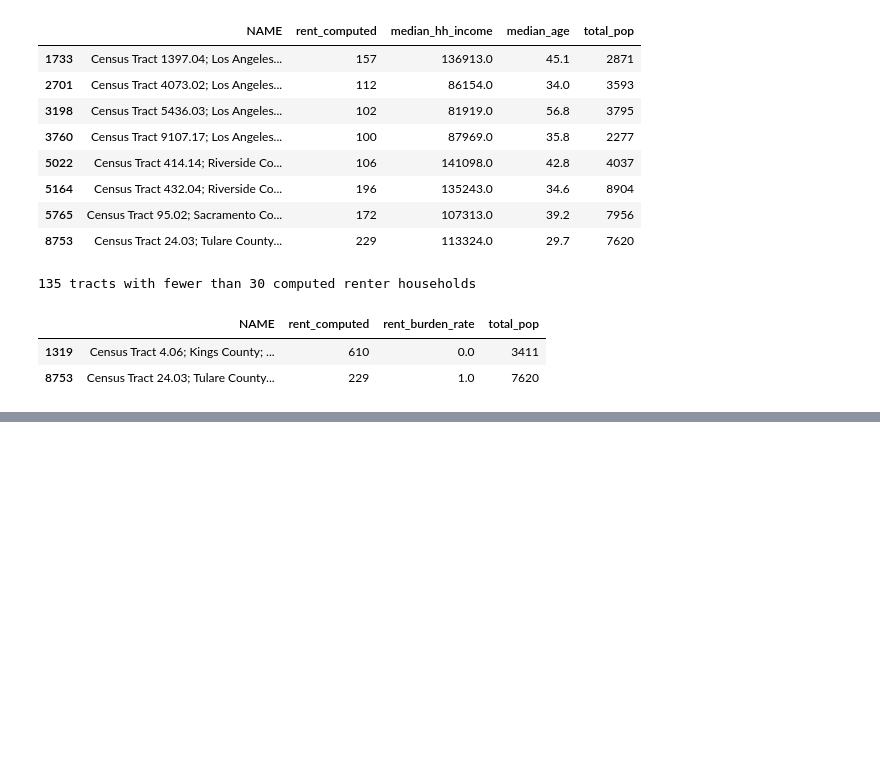
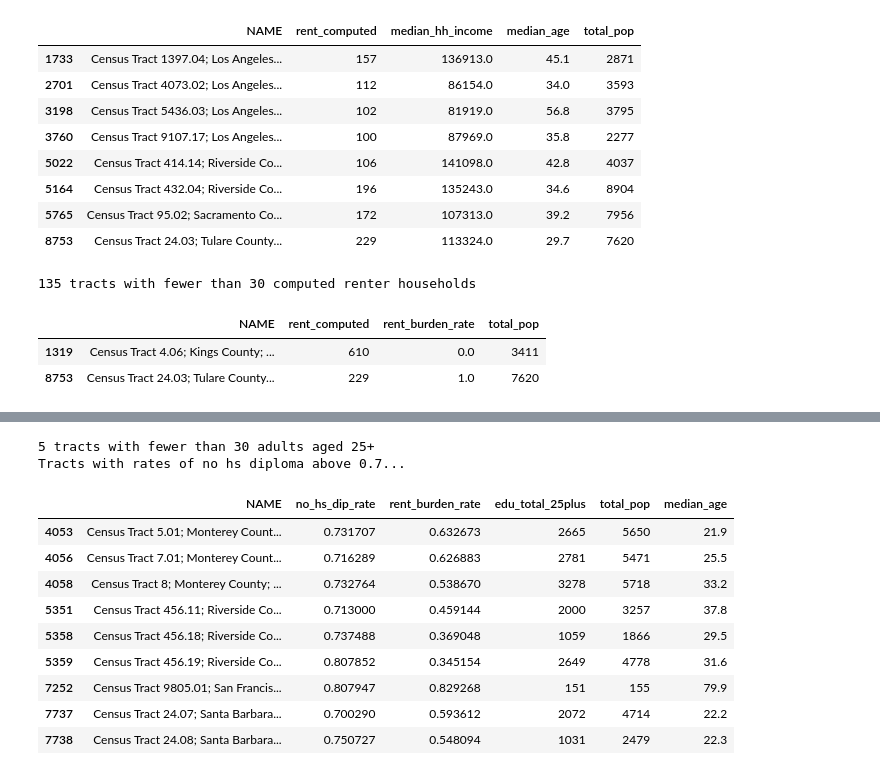
Before and after one commit to Djaser23/SDOH_Predictive_Hotspotting_CA, a Jupyter notebook: notebooks/03_EDA.ipynb, the cells around one changed output, grey strips where cells are left out. Drawn from its saved outputs; the diff is of its cells as text; code cells hidden in the pictures; blank space fills up the shorter version.

```diff
--- a/notebooks/03_EDA.ipynb
+++ b/notebooks/03_EDA.ipynb
@@ -312,0 +322,20 @@ df.loc[
+# %%
+# investigate tracts with high rate of no hs diploma
+print((df['edu_total_25plus'] < 30).sum(), 'tracts with fewer than 30 adults aged 25+')
+
+print('Tracts with rates of no hs diploma above 0.7...')
+df.loc[df['no_hs_dip_rate'] > .70, ['NAME', 'no_hs_dip_rate', 'rent_burden_rate','edu_total_25plus',
+                                    'total_pop', 'median_age']]
+# %% [output]
+5 tracts with fewer than 30 adults aged 25+
+Tracts with rates of no hs diploma above 0.7...
+|  | NAME | no_hs_dip_rate | rent_burden_rate | edu_total_25plus | total_pop | median_age |
+| 4053 | Census Tract 5.01; Monterey Count... | 0.731707 | 0.632673 | 2665 | 5650 | 21.9 |
+| 4056 | Census Tract 7.01; Monterey Count... | 0.716289 | 0.626883 | 2781 | 5471 | 25.5 |
+| 4058 | Census Tract 8; Monterey County; ... | 0.732764 | 0.538670 | 3278 | 5718 | 33.2 |
+| 5351 | Census Tract 456.11; Riverside Co... | 0.713000 | 0.459144 | 2000 | 3257 | 37.8 |
+| 5358 | Census Tract 456.18; Riverside Co... | 0.737488 | 0.369048 | 1059 | 1866 | 29.5 |
+| 5359 | Census Tract 456.19; Riverside Co... | 0.807852 | 0.345154 | 2649 | 4778 | 31.6 |
+| 7252 | Census Tract 9805.01; San Francis... | 0.807947 | 0.829268 | 151 | 155 | 79.9 |
+| 7737 | Census Tract 24.07; Santa Barbara... | 0.700290 | 0.593612 | 2072 | 4714 | 22.2 |
+| 7738 | Census Tract 24.08; Santa Barbara... | 0.750727 | 0.548094 | 1031 | 2479 | 22.3 |
```
Also changed, not shown: parts of 11 cells of this notebook.
